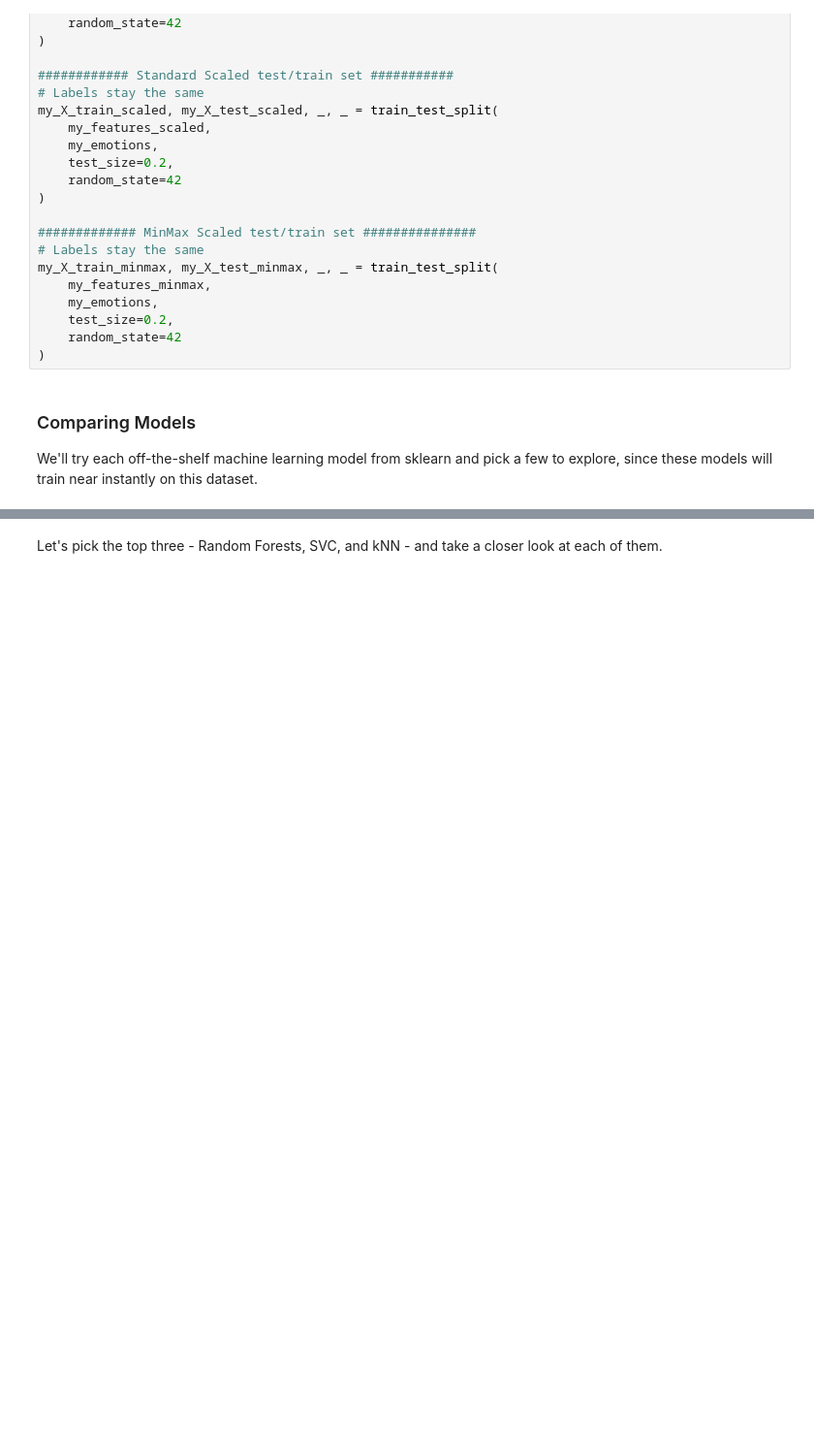
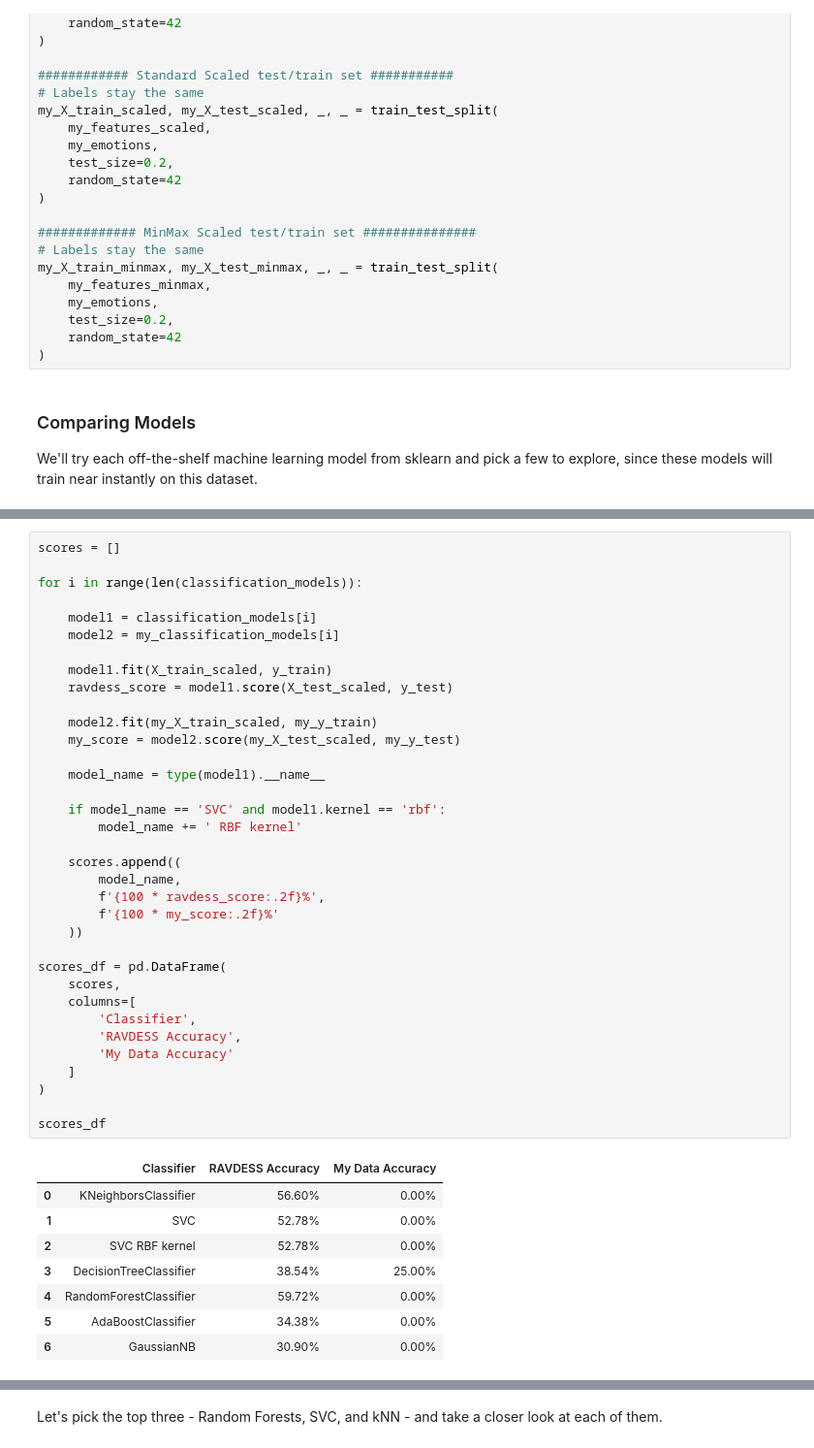
Before and after one commit to Yayu11/Week3-ClassicML, a Jupyter notebook: Week_3_MachineLearning.ipynb, the cells around one changed output, grey strips where cells are left out. Shown at 97% size. Cells and saved outputs as stored; diff of their text form; blank space fills up the shorter version.

```diff
--- a/Week_3_MachineLearning.ipynb
+++ b/Week_3_MachineLearning.ipynb
@@ -718,3 +719,47 @@ my_scores_df
 | 4 | RandomForestClassifier | 0.00% |
 | 5 | AdaBoostClassifier | 0.00% |
 | 6 | GaussianNB | 0.00% |
+# %%
+scores = []
+
+for i in range(len(classification_models)):
+
+    model1 = classification_models[i]
+    model2 = my_classification_models[i]
+
+    model1.fit(X_train_scaled, y_train)
+    ravdess_score = model1.score(X_test_scaled, y_test)
+
+    model2.fit(my_X_train_scaled, my_y_train)
+    my_score = model2.score(my_X_test_scaled, my_y_test)
+
+    model_name = type(model1).__name__
+
+    if model_name == 'SVC' and model1.kernel == 'rbf':
+        model_name += ' RBF kernel'
+
+    scores.append((
+        model_name,
+        f'{100 * ravdess_score:.2f}%',
+        f'{100 * my_score:.2f}%'
+    ))
+
+scores_df = pd.DataFrame(
+    scores,
+    columns=[
+        'Classifier',
+        'RAVDESS Accuracy',
+        'My Data Accuracy'
+    ]
+)
+
+scores_df
+# %% [output]
+|  | Classifier | RAVDESS Accuracy | My Data Accuracy |
+| 0 | KNeighborsClassifier | 56.60% | 0.00% |
+| 1 | SVC | 52.78% | 0.00% |
+| 2 | SVC RBF kernel | 52.78% | 0.00% |
+| 3 | DecisionTreeClassifier | 38.54% | 25.00% |
+| 4 | RandomForestClassifier | 59.72% | 0.00% |
+| 5 | AdaBoostClassifier | 34.38% | 0.00% |
+| 6 | GaussianNB | 30.90% | 0.00% |
```
Also changed, not shown: parts of 9 cells of this notebook.
